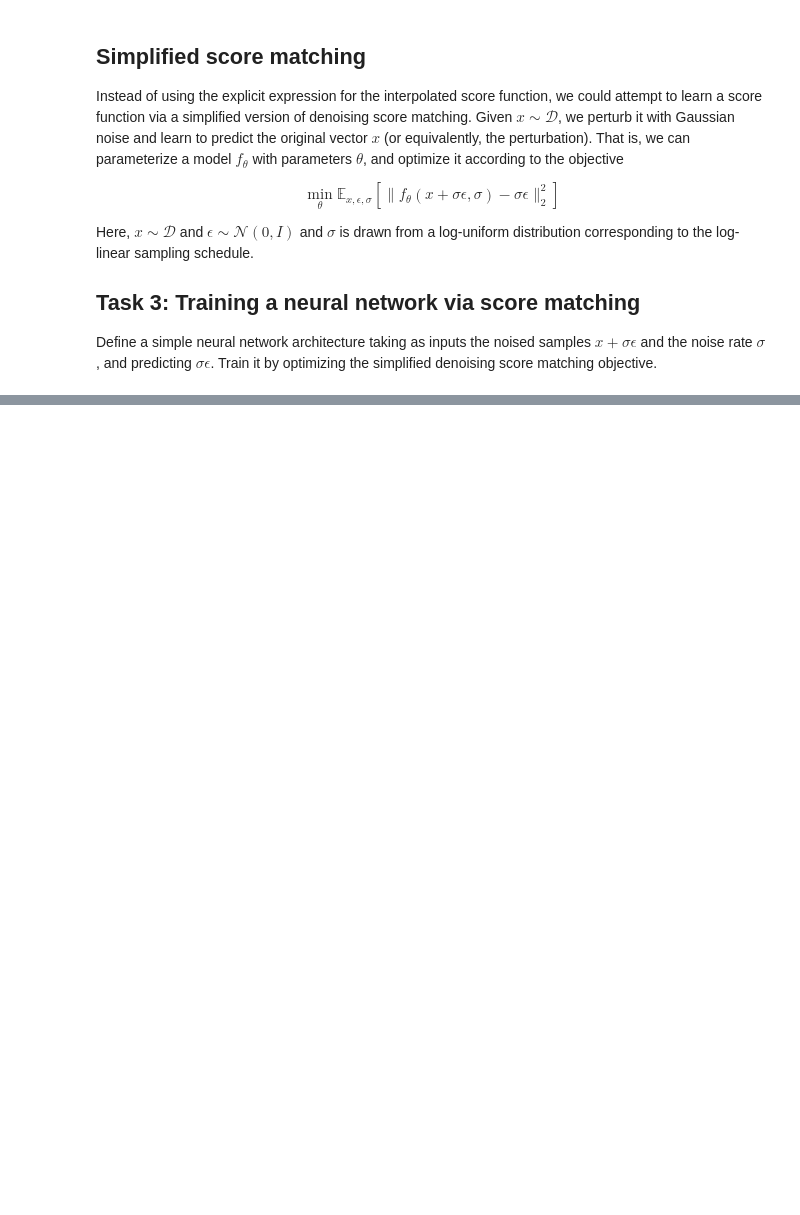
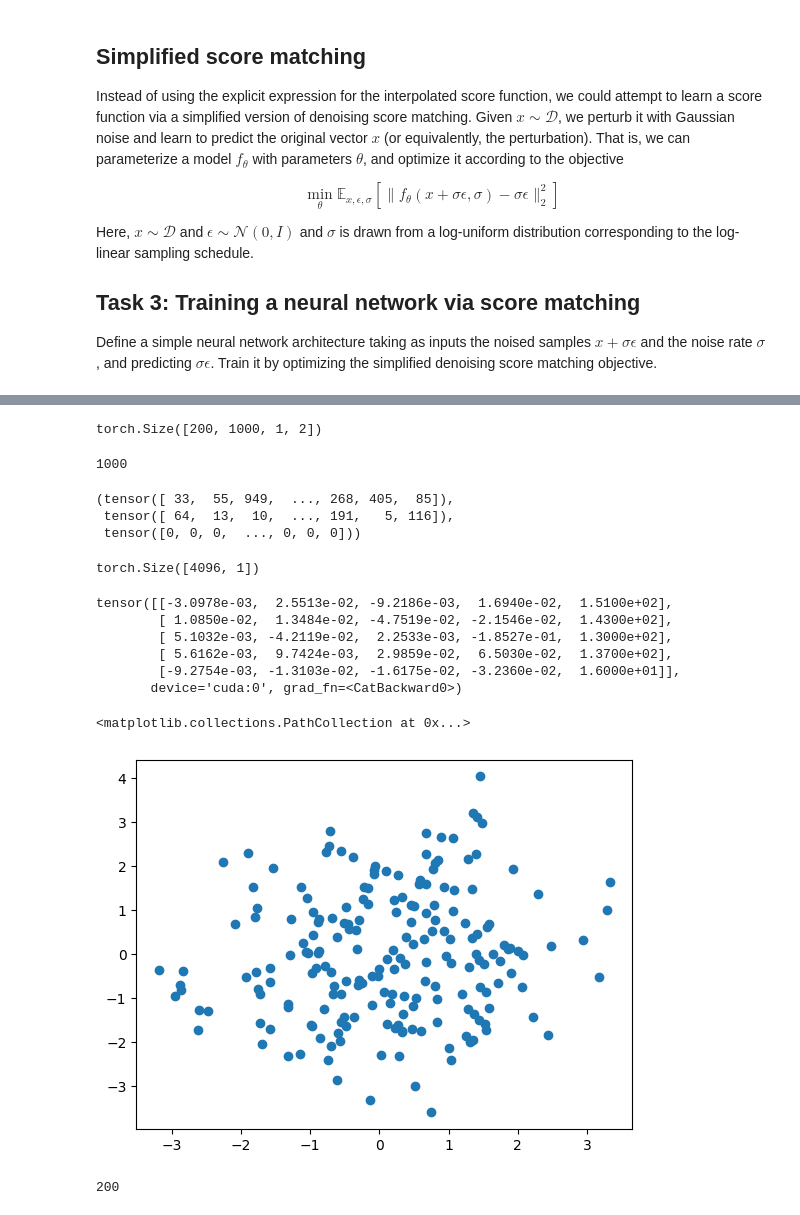
Before and after one commit to egafni/AI, a Jupyter notebook: notebooks/diffusion_math/eric_ma/score_function_q.ipynb, the cells around one changed output, grey strips where cells are left out. Drawn from its saved outputs; the diff is of its cells as text; code cells hidden in the pictures; blank space fills up the shorter version.

```diff
--- a/notebooks/diffusion_math/eric_ma/score_function_q.ipynb
+++ b/notebooks/diffusion_math/eric_ma/score_function_q.ipynb
@@ -332,0 +379,27 @@ torch.Size([20, 2])
+# %%
+X.shape
+# %% [output]
+torch.Size([200, 1000, 1, 2])
+# %%
+B
+# %% [output]
+1000
+# %%
+b,t,n
+# %% [output]
+(tensor([ 33,  55, 949,  ..., 268, 405,  85]),
+ tensor([ 64,  13,  10,  ..., 191,   5, 116]),
+ tensor([0, 0, 0,  ..., 0, 0, 0]))
+# %%
+t[:, None].shape
+# %% [output]
+torch.Size([4096, 1])
+# %%
+torch.cat([preds[:5], X_noises_[:5], t[:5, None].to(device)], 1)
+# %% [output]
+tensor([[-3.0978e-03,  2.5513e-02, -9.2186e-03,  1.6940e-02,  1.5100e+02],
+        [ 1.0850e-02,  1.3484e-02, -4.7519e-02, -2.1546e-02,  1.4300e+02],
+        [ 5.1032e-03, -4.2119e-02,  2.2533e-03, -1.8527e-01,  1.3000e+02],
+        [ 5.6162e-03,  9.7424e-03,  2.9859e-02,  6.5030e-02,  1.3700e+02],
+        [-9.2754e-03, -1.3103e-02, -1.6175e-02, -3.2360e-02,  1.6000e+01]],
+       device='cuda:0', grad_fn=<CatBackward0>)
@@ -332,0 +413,5 @@ torch.Size([20, 2])
+# %%
+plt.scatter(X[-1,:,0,0],X[-1,:,0,1])
+# %% [output]
+<matplotlib.collections.PathCollection at 0x...>
+[figure, added]
@@ -332,0 +441,4 @@ torch.Size([20, 2])
+# %%
+timesteps
+# %% [output]
+200
```
Also changed, not shown: parts of 28 cells of this notebook, 12 other files.
